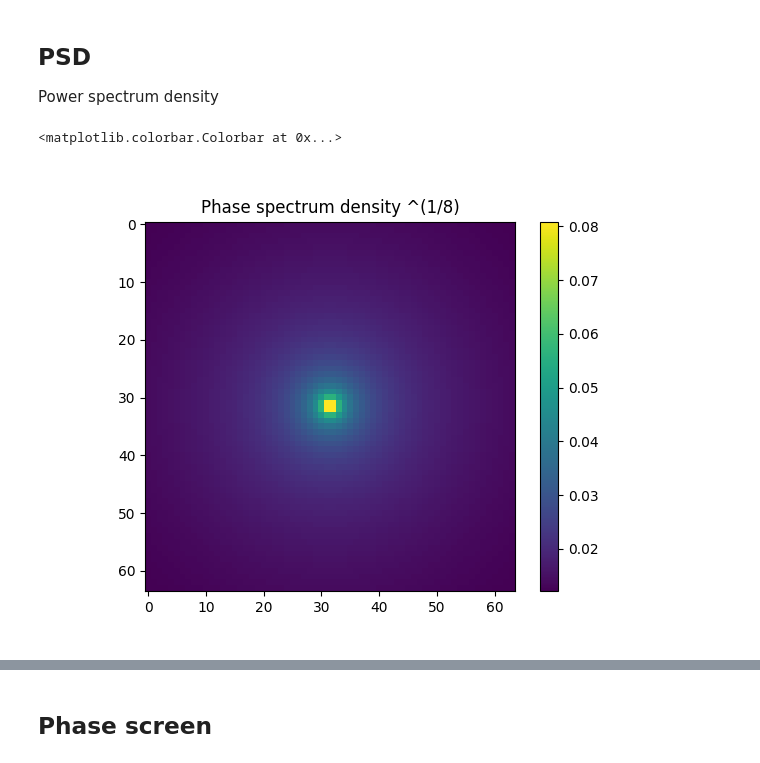
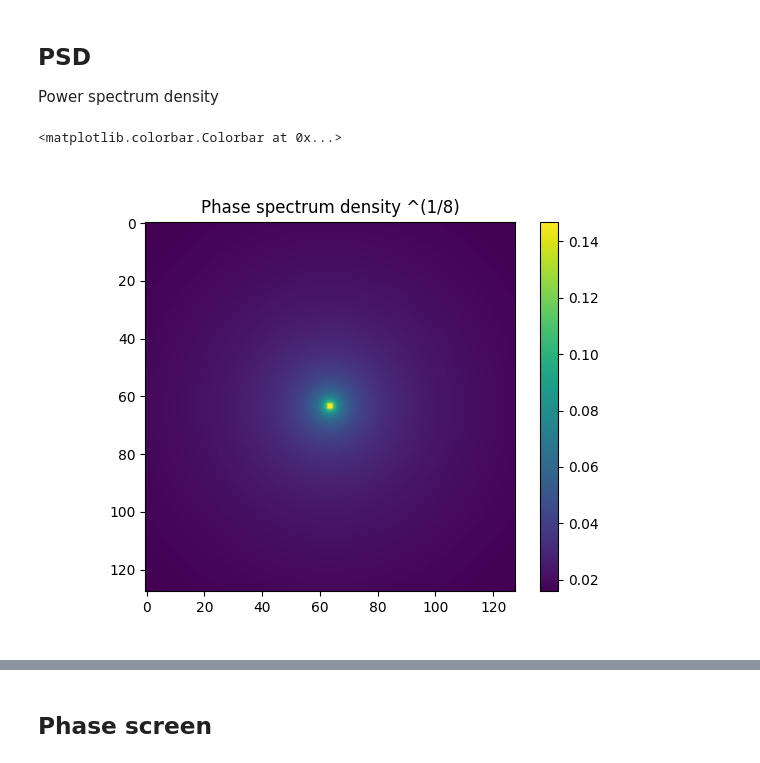
Before and after one commit to HumbertDominique/OWS, a Jupyter notebook: temp.ipynb, the cells around one changed output, grey strips where cells are left out. Saved outputs shown, nothing was run; the diff lists cells and outputs as text; code cells hidden in the pictures.

```diff
--- a/temp.ipynb
+++ b/temp.ipynb
@@ -14,28 +14,28 @@ asec2rad = 1/rad2asec
 ## PSD
 Power spectrum density
 # %%
-dimmat = 64   # Matrix size
-r0 = .1
+dimmat = 128   # Matrix size
+r0 = .2
 L0 = -1
 
 FoV = 60 # arcsec
-Npx = 540 # image plane pixels qty
+Npx = 100 # image plane pixels qty
 
-Daf = 0.01#asec2rad*FoV/Npx # [rad/px]  (Numerical aperture)
+Daf = 0.001#asec2rad*FoV/Npx # [rad/px]  (Numerical aperture)
 wl = 500e-9 # [m]
 
 dfp = Daf/wl # [/m] Pupil plane spatial frequency pixel size (Numerical aperture/WL)
 dxp = 1/(dfp*dimmat) # Pupil plane pixel size
 #DFP = 1/dxp/dimmat
 
 PSD = ows.psd(dimmat, dxp, r0, wl)
 
 plt.close(1)
 plt.figure(1)
 plt.imshow(PSD**(1/8))
 plt.title("Phase spectrum density ^(1/8)")
 plt.colorbar()
 # %% [output]
 <matplotlib.colorbar.Colorbar at 0x...>
-[figure, old version]
+[figure, new version]
 # %%
```
Also changed, not shown: parts of 2 cells of this notebook, 1 other file.
